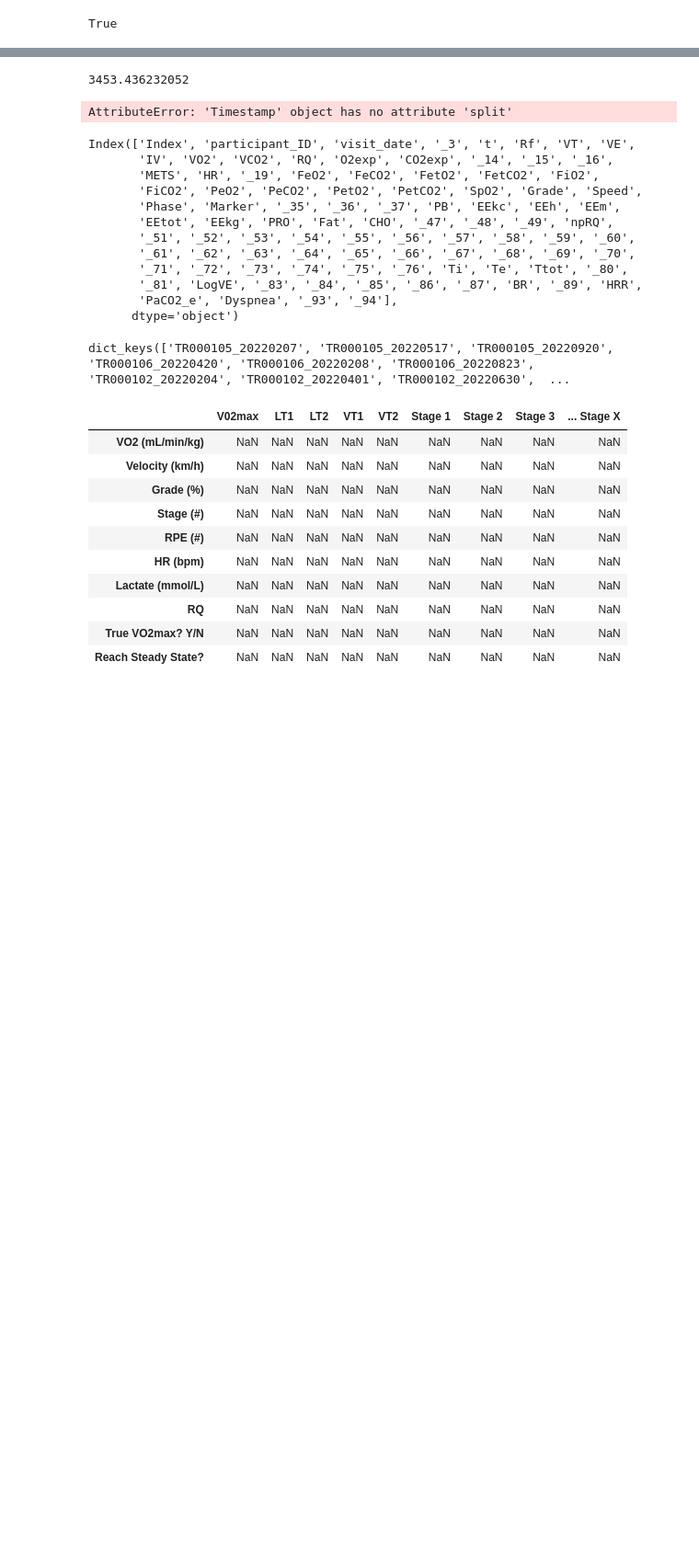
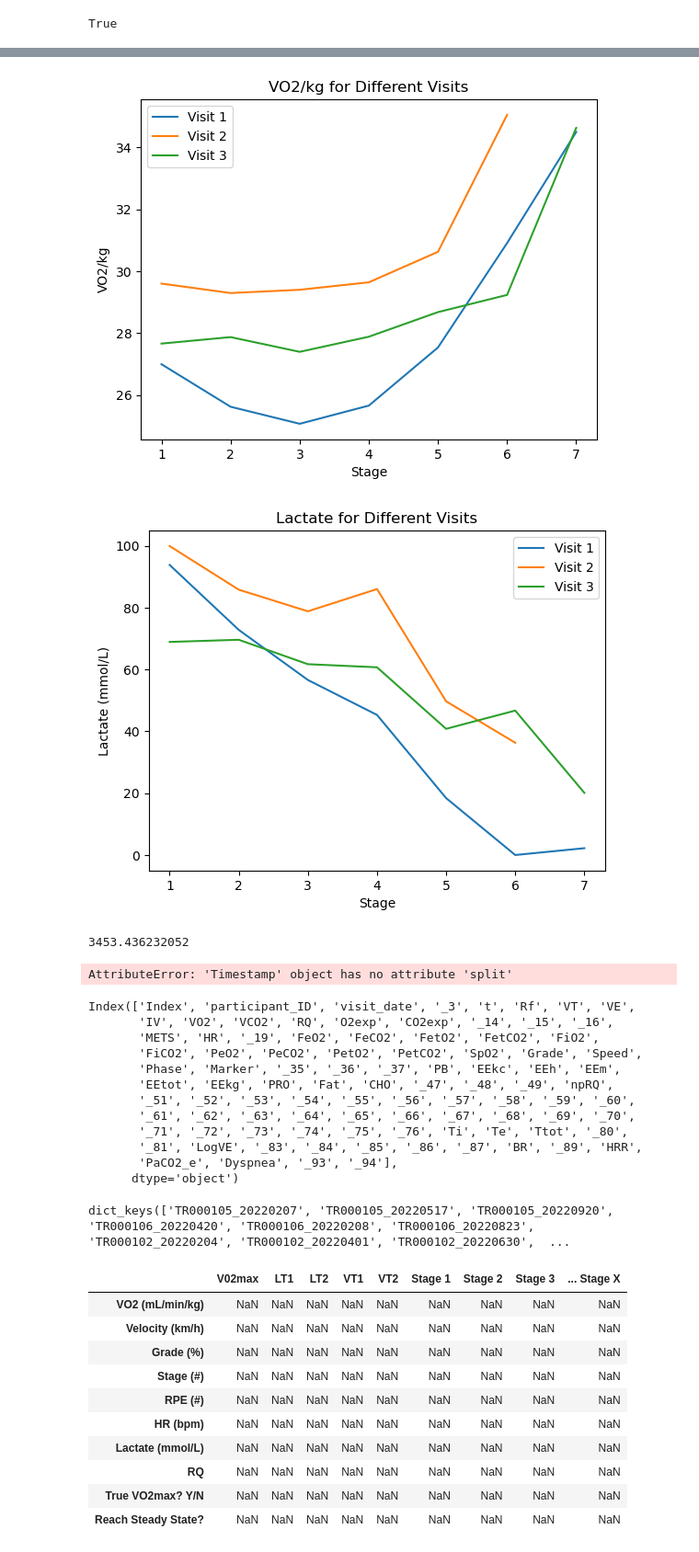
Before and after one commit to myschne/SI485Project, a Jupyter notebook: MIPACEFeatExt.ipynb, the cells around one changed output, grey strips where cells are left out. Shown at 92% size. Drawn from its saved outputs; the diff is of its cells as text; code cells hidden in the pictures; blank space fills up the shorter version.

```diff
--- a/MIPACEFeatExt.ipynb
+++ b/MIPACEFeatExt.ipynb
@@ -316,3 +373,43 @@ test_summary
+# %%
+import matplotlib.pyplot as plt
+
+# Get the summary tables for TR000100
+summary_1 = summaries['TR000100'][1]
+summary_2 = summaries['TR000100'][2]
+summary_3 = summaries['TR000100'][3]
+
+# Plot VO2/kg for each visit
+plt.plot(summary_1['Stage (#)'], summary_1['VO2 (mL/min/kg)'], label='Visit 1')
+plt.plot(summary_2['Stage (#)'], summary_2['VO2 (mL/min/kg)'], label='Visit 2')
+plt.plot(summary_3['Stage (#)'], summary_3['VO2 (mL/min/kg)'], label='Visit 3')
+
+# Set plot title and labels
+plt.title('VO2/kg for Different Visits')
+plt.xlabel('Stage')
+plt.ylabel('VO2/kg')
+
+# Add legend
+plt.legend()
+
+# Show the plot
+plt.show()
+plt.plot(summary_1['Stage (#)'], summary_1['Lactate (mmol/L)'], label='Visit 1')
+plt.plot(summary_2['Stage (#)'], summary_2['Lactate (mmol/L)'], label='Visit 2')
+plt.plot(summary_3['Stage (#)'], summary_3['Lactate (mmol/L)'], label='Visit 3')
+
+# Set plot title and labels
+plt.title('Lactate for Different Visits')
+plt.xlabel('Stage')
+plt.ylabel('Lactate (mmol/L)')
+
+# Add legend
+plt.legend()
+
+# Show the plot
+plt.show()
+# %% [output]
+[figure, added]
+[figure, added]
 # %%
 # Specify the time after which you want to get the first value
 target_time = pd.to_datetime('1900-01-01 00:22:30')
```
Also changed, not shown: parts of 5 cells of this notebook.
